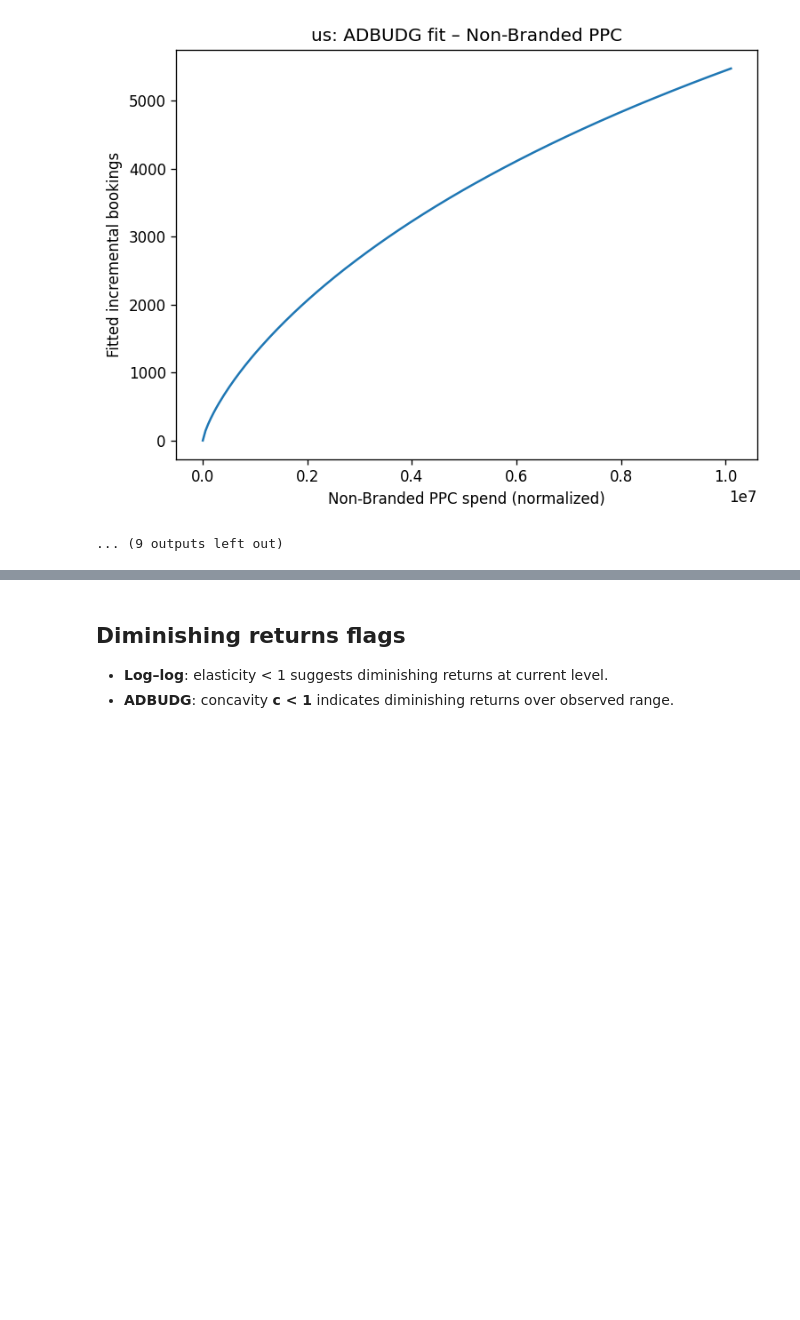
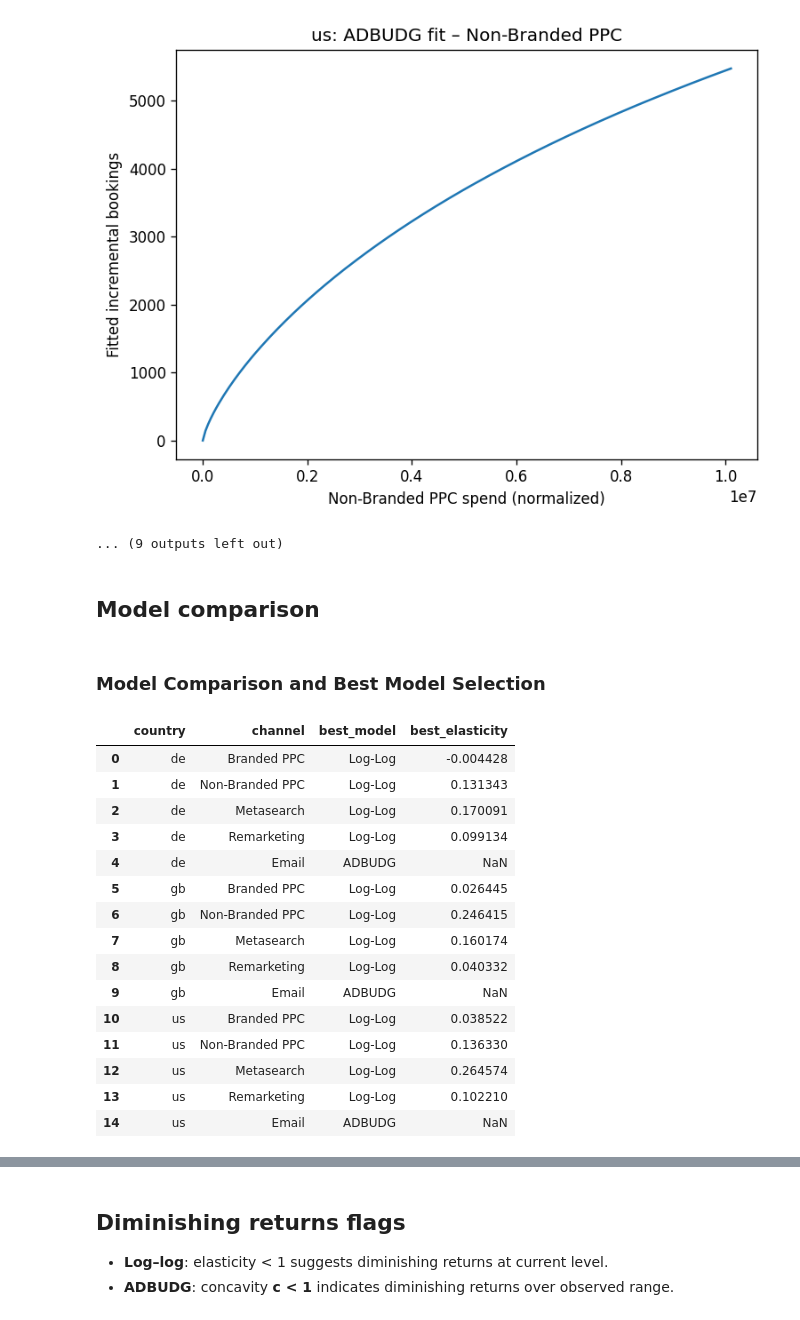
Before and after one commit to markdaddy12/MMA831, a Jupyter notebook: notebook/GlobeStay Performance Channels.ipynb, the cells around one changed output, grey strips where cells are left out. Drawn from its saved outputs; the diff is of its cells as text; code cells hidden in the pictures; blank space fills up the shorter version.

```diff
--- a/notebook/GlobeStay Performance Channels.ipynb
+++ b/notebook/GlobeStay Performance Channels.ipynb
@@ -434,3 +434,47 @@ display(adb_roi_df)
 [figure]
 [figure]
 ... (9 outputs left out)
+# %% [markdown]
+## Model comparison
+# %%
+# Model comparison per country/channel
+comparison_rows = []
+for ctry in countries:
+    for ch, _ in channels:
+        loglog_elast = elasticity_df[(elasticity_df['country']==ctry) & (elasticity_df['channel']==ch)]['elasticity_loglog'].values
+        adb_elast = adb_elasticity_df[(adb_elasticity_df['country']==ctry) & (adb_elasticity_df['channel']==ch)]['elasticity_ADBUDG_total'].values
+        if len(loglog_elast)==0 or len(adb_elast)==0:
+            continue
+        loglog_elast = loglog_elast[0]
+        adb_elast = adb_elast[0]
+        # Choose model with higher absolute elasticity
+        if abs(loglog_elast) >= abs(adb_elast):
+            best_model = 'Log-Log'
+            best_elast = loglog_elast
+        else:
+            best_model = 'ADBUDG'
+            best_elast = adb_elast
+        comparison_rows.append({'country': ctry, 'channel': ch,
+                                'best_model': best_model,
+                                'best_elasticity': best_elast})
+comparison_df = pd.DataFrame(comparison_rows)
+display(Markdown('### Model Comparison and Best Model Selection'))
+display(comparison_df)
+# %% [output]
+### Model Comparison and Best Model Selection
+|  | country | channel | best_model | best_elasticity |
+| 0 | de | Branded PPC | Log-Log | -0.004428 |
+| 1 | de | Non-Branded PPC | Log-Log | 0.131343 |
+| 2 | de | Metasearch | Log-Log | 0.170091 |
+| 3 | de | Remarketing | Log-Log | 0.099134 |
+| 4 | de | Email | ADBUDG | NaN |
+| 5 | gb | Branded PPC | Log-Log | 0.026445 |
+| 6 | gb | Non-Branded PPC | Log-Log | 0.246415 |
+| 7 | gb | Metasearch | Log-Log | 0.160174 |
+| 8 | gb | Remarketing | Log-Log | 0.040332 |
+| 9 | gb | Email | ADBUDG | NaN |
+| 10 | us | Branded PPC | Log-Log | 0.038522 |
+| 11 | us | Non-Branded PPC | Log-Log | 0.136330 |
+| 12 | us | Metasearch | Log-Log | 0.264574 |
+| 13 | us | Remarketing | Log-Log | 0.102210 |
+| 14 | us | Email | ADBUDG | NaN |
```
Also changed, not shown: parts of 5 cells of this notebook, 3 other files.
